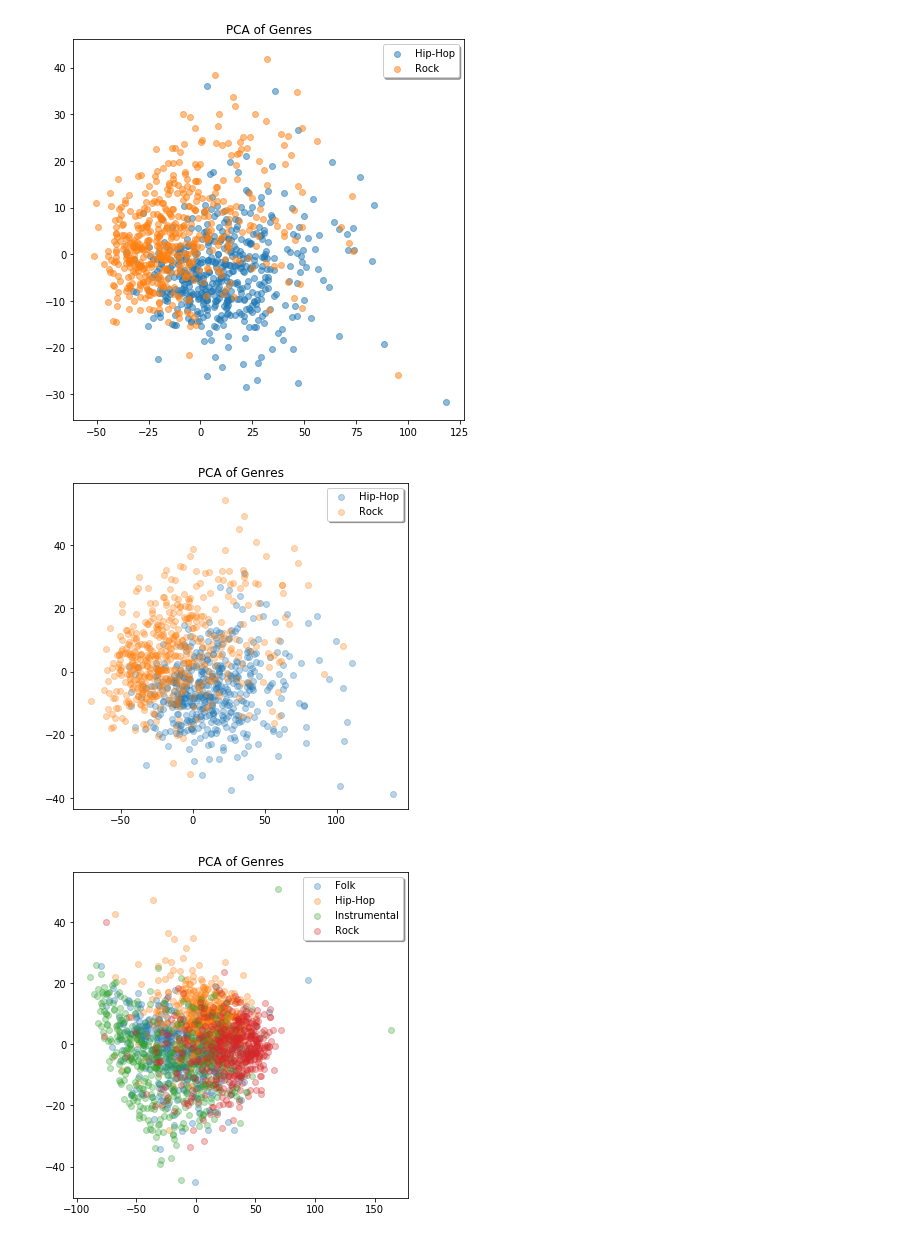
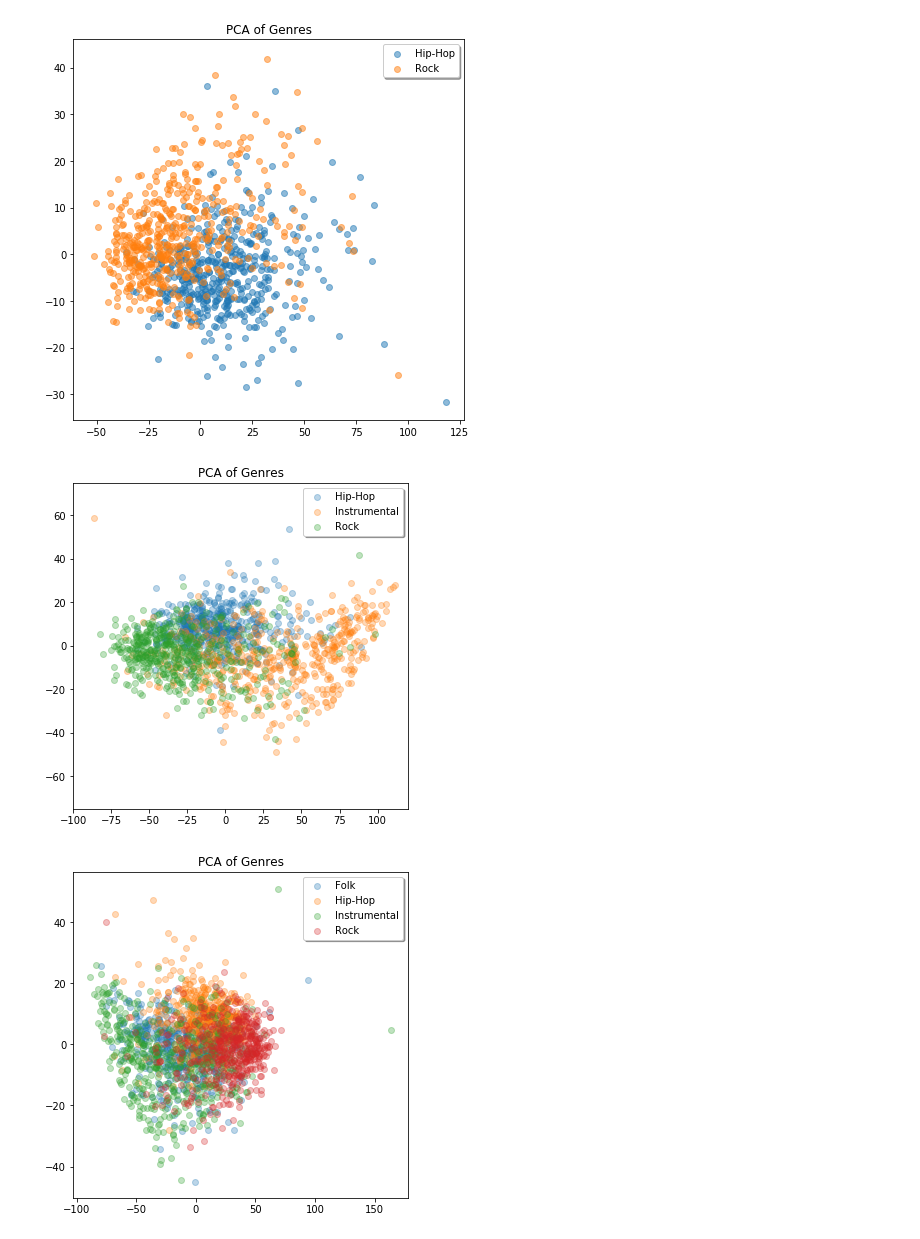
Before and after one commit to anthonybaulo/music-genre-classification, a Jupyter notebook: nbs/PCA_plots.ipynb, the cells around one changed output. Cells and saved outputs as stored; diff of their text form; code cells hidden in the pictures.

Commit message:
Add inst PCA plot

```diff
--- a/nbs/PCA_plots.ipynb
+++ b/nbs/PCA_plots.ipynb
@@ -72,7 +69,7 @@ ax.set_title('PCA of Genres')
 Text(0.5, 1.0, 'PCA of Genres')
 [figure]
 # %%
-def plot_pca(n=2000, labels=['Rock', 'Hip-Hop', 'Folk', 'Instrumental']):
+def plot_pca(n=2000, labels=['Rock', 'Hip-Hop', 'Instrumental']):
     fig, ax = plt.subplots(figsize=(6,6))
 
     datagen = DataGenerator(DATA/'training',
@@ -94,11 +91,14 @@ def plot_pca(n=2000, labels=['Rock', 'Hip-Hop', 'Folk', 'Instrumental']):
 
     ax.legend(loc='best', shadow=True)
     ax.set_title('PCA of Genres')
+    return ax
 # %%
-plot_pca(n=1000, labels=['Rock', 'Hip-Hop'])
-plt.savefig('../images/PCA_rock_hiphop.png', dpi=200)
+ax = plot_pca(n=1500, labels=['Rock', 'Hip-Hop', 'Instrumental'])
+ax.set_ylim(-75,75)
+ax.set_xlim(-100,120)
+plt.savefig('../images/PCA_rock_hiphop_inst.png', dpi=200)
 # %% [output]
-[figure, old version]
+[figure, new version]
 # %%
 plot_pca(labels=['Rock','Hip-Hop', 'Folk', 'Instrumental'])
 # %% [output]
```
Also changed, not shown: parts of 1 cell of this notebook, 1 other file.
